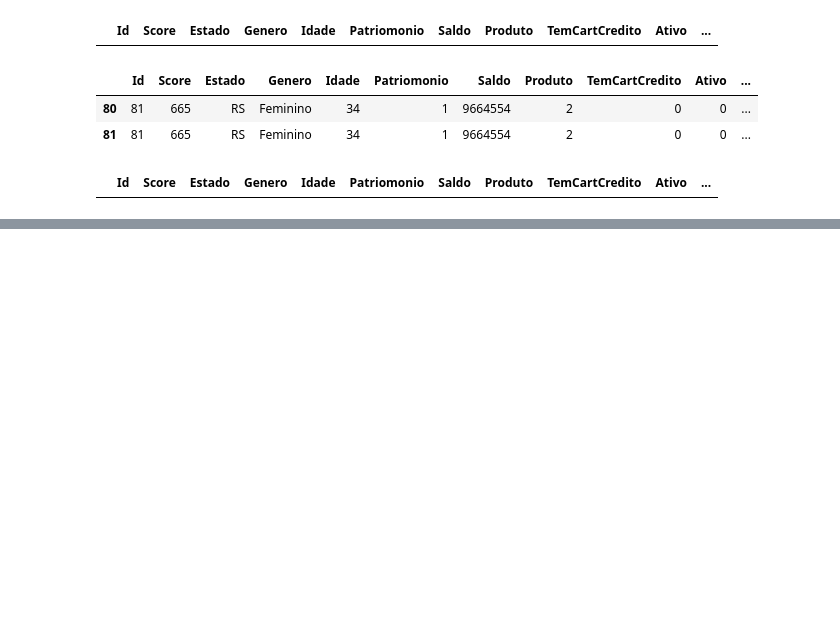
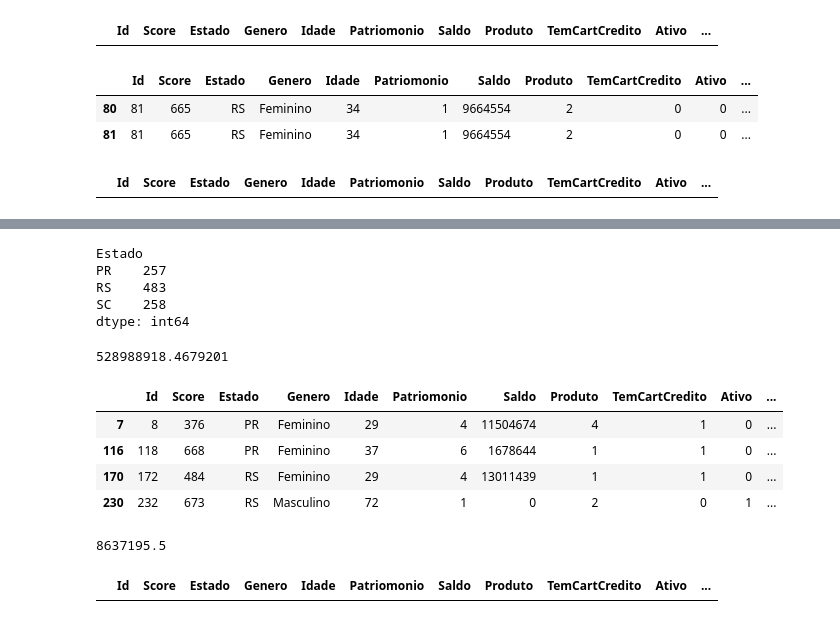
Before and after one commit to jesiqueira/Dados, a Jupyter notebook: dados.ipynb, the cells around one changed output, grey strips where cells are left out. Cells and saved outputs as stored; diff of their text form; code cells hidden in the pictures; blank space fills up the shorter version.

```diff
--- a/dados.ipynb
+++ b/dados.ipynb
@@ -344,0 +358,40 @@ df[df.duplicated(['Id'], keep=False)]
+# %%
+# Atribuir RS (moda)- Valor mais comum
+df.loc[df['Estado'].isin(['RP', 'SP', 'TD']), 'Estado'] = 'RS'
+gp = df.groupby(['Estado']).size()
+gp
+# %% [output]
+Estado
+PR    257
+RS    483
+SC    258
+dtype: int64
+# %%
+# Outliers em salario, vamos considerar 2 desvio padrão
+desv = sts.stdev(df['Salario'])
+desv
+# %% [output]
+528988918.4679201
+# %%
+# Verificar se existe salario com 2x maior que o desvio padrão
+df.loc[df['Salario'] >= 2 * desv]
+# %% [output]
+|  | Id | Score | Estado | Genero | Idade | Patriomonio | Saldo | Produto | TemCartCredito | Ativo | ... |
+| 7 | 8 | 376 | PR | Feminino | 29 | 4 | 11504674 | 4 | 1 | 0 | ... |
+| 116 | 118 | 668 | PR | Feminino | 37 | 6 | 1678644 | 1 | 1 | 0 | ... |
+| 170 | 172 | 484 | RS | Feminino | 29 | 4 | 13011439 | 1 | 1 | 0 | ... |
+| 230 | 232 | 673 | RS | Masculino | 72 | 1 | 0 | 2 | 0 | 1 | ... |
+# %%
+# Vamos calcular a mediana para substituir
+mediana = sts.median(df['Salario'])
+mediana
+# %% [output]
+8637195.5
+# %%
+# vamos substituir os valores
+df.loc[df['Salario'] >= 2 * desv, 'Salario'] = mediana
+
+# Verificar se ainda existe salario com 2x maior
+df.loc[df['Salario'] >= 2 * desv]
+# %% [output]
+|  | Id | Score | Estado | Genero | Idade | Patriomonio | Saldo | Produto | TemCartCredito | Ativo | ... |
```
Also changed, not shown: parts of 3 cells of this notebook.
